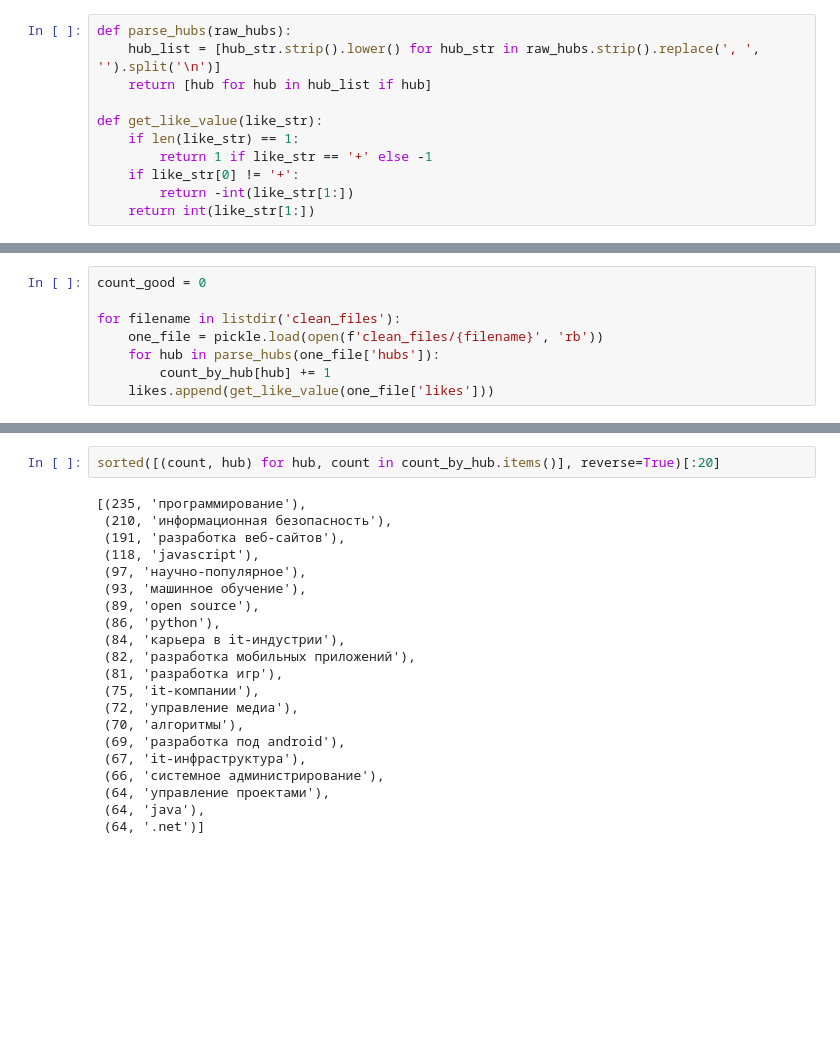
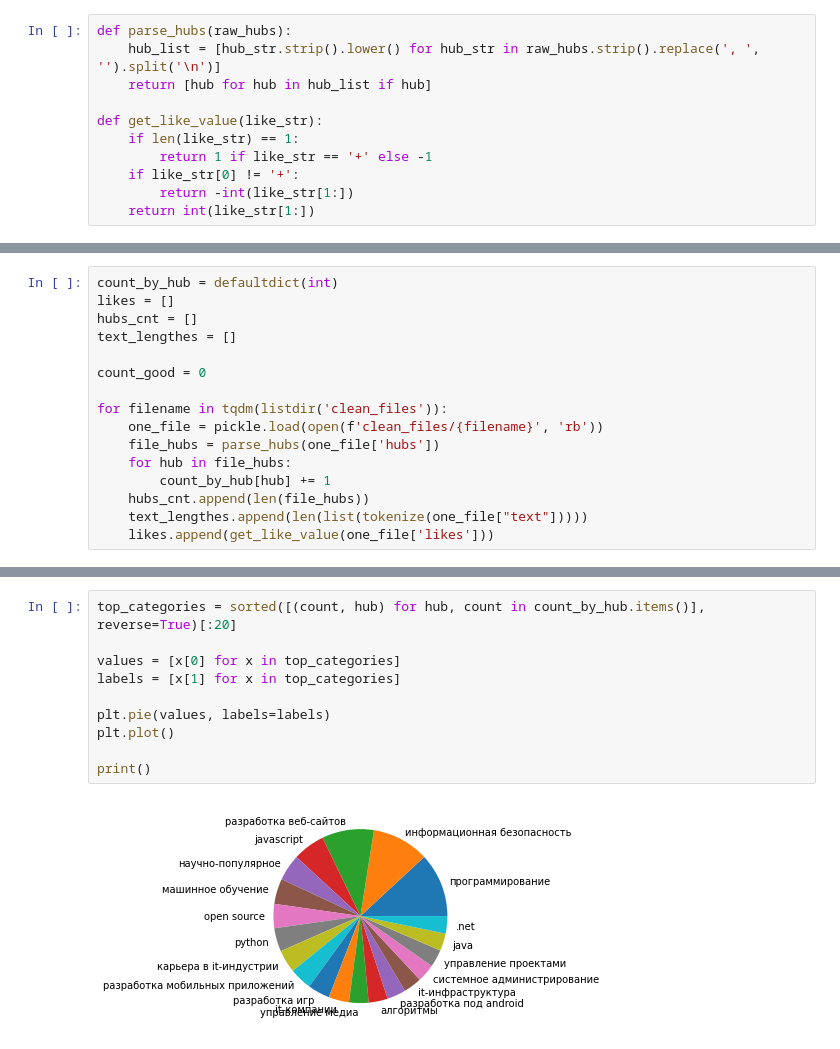
Before and after one commit to MikeLepekhin/habr_topic_classification, a Jupyter notebook: print_statistic.ipynb, the cells around one changed output, grey strips where cells are left out. Saved outputs shown, nothing was run; the diff lists cells and outputs as text; blank space fills up the shorter version.

```diff
--- a/print_statistic.ipynb
+++ b/print_statistic.ipynb
@@ -30,8 +30,16 @@ likes = []
 # %%
+count_by_hub = defaultdict(int)
+likes = []
+hubs_cnt = []
+text_lengthes = []
+
 count_good = 0
 
-for filename in listdir('clean_files'):
+for filename in tqdm(listdir('clean_files')):
     one_file = pickle.load(open(f'clean_files/{filename}', 'rb'))
-    for hub in parse_hubs(one_file['hubs']):
+    file_hubs = parse_hubs(one_file['hubs'])
+    for hub in file_hubs:
         count_by_hub[hub] += 1
+    hubs_cnt.append(len(file_hubs))
+    text_lengthes.append(len(list(tokenize(one_file["text"]))))
     likes.append(get_like_value(one_file['likes']))
@@ -44,23 +60,12 @@ print(np.median(likes))
 # %%
-sorted([(count, hub) for hub, count in count_by_hub.items()], reverse=True)[:20]
+top_categories = sorted([(count, hub) for hub, count in count_by_hub.items()], reverse=True)[:20]
+
+values = [x[0] for x in top_categories]
+labels = [x[1] for x in top_categories]
+
+plt.pie(values, labels=labels)
+plt.plot()
+
+print()
 # %% [output]
-[(235, 'программирование'),
- (210, 'информационная безопасность'),
- (191, 'разработка веб-сайтов'),
- (118, 'javascript'),
- (97, 'научно-популярное'),
- (93, 'машинное обучение'),
- (89, 'open source'),
- (86, 'python'),
- (84, 'карьера в it-индустрии'),
- (82, 'разработка мобильных приложений'),
- (81, 'разработка игр'),
- (75, 'it-компании'),
- (72, 'управление медиа'),
- (70, 'алгоритмы'),
- (69, 'разработка под android'),
- (67, 'it-инфраструктура'),
- (66, 'системное администрирование'),
- (64, 'управление проектами'),
- (64, 'java'),
- (64, '.net')]
+[figure, added]
```
Also changed, not shown: parts of 8 cells of this notebook, 1 other file.
